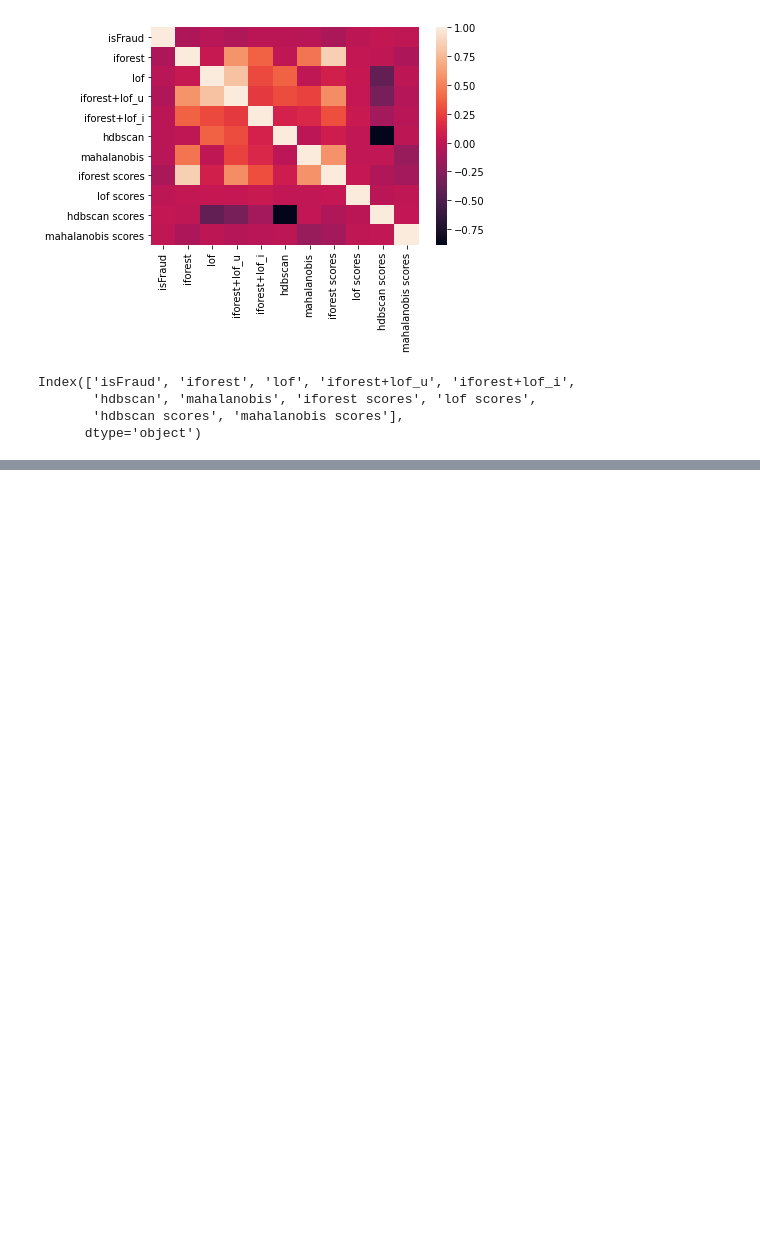
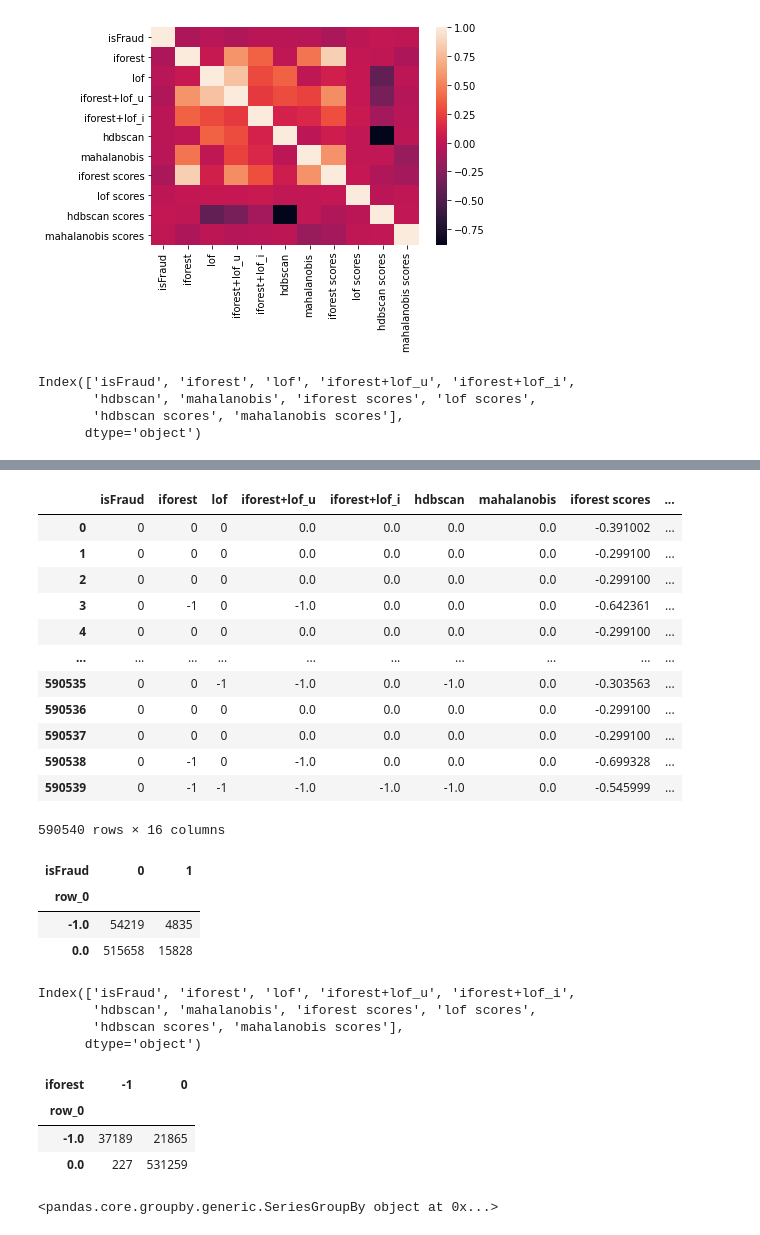
Before and after one commit to kkimlim2/outlier_detection, a Jupyter notebook: ensemble.ipynb, the cells around one changed output, grey strips where cells are left out. Cells and saved outputs as stored; diff of their text form; code cells hidden in the pictures; blank space fills up the shorter version.

```diff
--- a/ensemble.ipynb
+++ b/ensemble.ipynb
@@ -160,0 +179,33 @@ IntProgress(value=0, description='Processing: ', max=69)
+# %%
+target['sum_rank']=sum_
+#target.drop(target[['iforest_rank','lof_rank', 'hdbscan_rank', 'mahalanobis_rank']],axis=1,inplace=True)
+target
+# %% [output]
+|  | isFraud | iforest | lof | iforest+lof_u | iforest+lof_i | hdbscan | mahalanobis | iforest scores | ... |
+| 0 | 0 | 0 | 0 | 0.0 | 0.0 | 0.0 | 0.0 | -0.391002 | ... |
+| 1 | 0 | 0 | 0 | 0.0 | 0.0 | 0.0 | 0.0 | -0.299100 | ... |
+| 2 | 0 | 0 | 0 | 0.0 | 0.0 | 0.0 | 0.0 | -0.299100 | ... |
+| 3 | 0 | -1 | 0 | -1.0 | 0.0 | 0.0 | 0.0 | -0.642361 | ... |
+| 4 | 0 | 0 | 0 | 0.0 | 0.0 | 0.0 | 0.0 | -0.299100 | ... |
+| ... | ... | ... | ... | ... | ... | ... | ... | ... | ... |
+| 590535 | 0 | 0 | -1 | -1.0 | 0.0 | -1.0 | 0.0 | -0.303563 | ... |
+| 590536 | 0 | 0 | 0 | 0.0 | 0.0 | 0.0 | 0.0 | -0.299100 | ... |
+| 590537 | 0 | 0 | 0 | 0.0 | 0.0 | 0.0 | 0.0 | -0.299100 | ... |
+| 590538 | 0 | -1 | 0 | -1.0 | 0.0 | 0.0 | 0.0 | -0.699328 | ... |
+| 590539 | 0 | -1 | -1 | -1.0 | -1.0 | -1.0 | 0.0 | -0.545999 | ... |
+590540 rows × 16 columns
+# %%
+for i in range(20):
+    target['sum_rank']+=target['iforest scores'].rank(method='dense',ascending=False)
+    sum_zero=np.zeros(target.shape[0])
+
+cutoff=np.quantile(target['sum_rank'],0.9)
+index=target.loc[target['sum_rank']>cutoff].index
+for idx in index:
+    sum_zero[idx]=-1
+pd.crosstab(sum_zero,target['isFraud'])
+# %% [output]
+| isFraud | 0 | 1 |
+| row_0 |  |  |
+| -1.0 | 54219 | 4835 |
+| 0.0 | 515658 | 15828 |
@@ -160,0 +215,18 @@ IntProgress(value=0, description='Processing: ', max=69)
+# %%
+target.columns
+# %% [output]
+Index(['isFraud', 'iforest', 'lof', 'iforest+lof_u', 'iforest+lof_i',
+       'hdbscan', 'mahalanobis', 'iforest scores', 'lof scores',
+       'hdbscan scores', 'mahalanobis scores'],
+      dtype='object')
+# %%
+pd.crosstab(sum_zero,target['iforest'])
+# %% [output]
+| iforest | -1 | 0 |
+| row_0 |  |  |
+| -1.0 | 37189 | 21865 |
+| 0.0 | 227 | 531259 |
+# %%
+target['iforest'].groupby(target['isFraud'])
+# %% [output]
+<pandas.core.groupby.generic.SeriesGroupBy object at 0x...>
```
Also changed, not shown: parts of 9 cells of this notebook.
